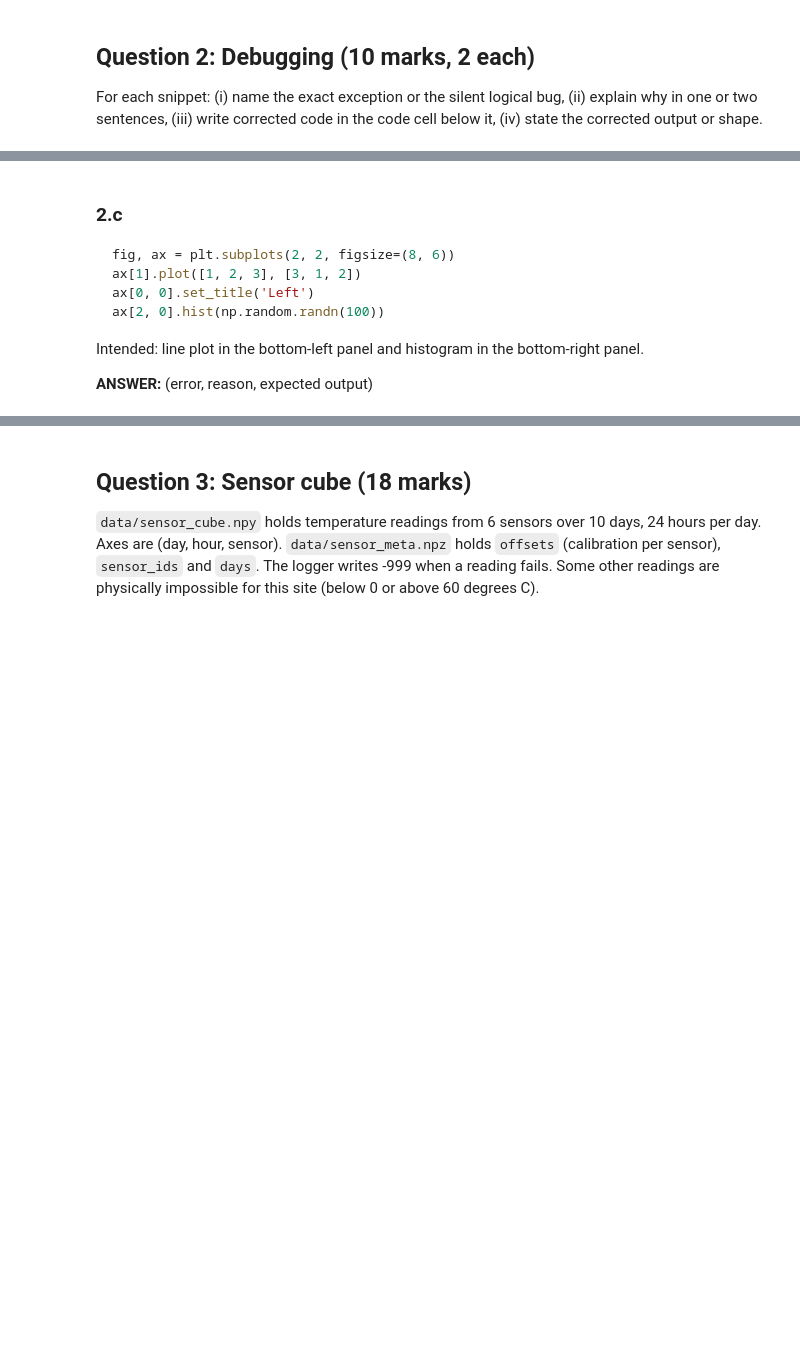
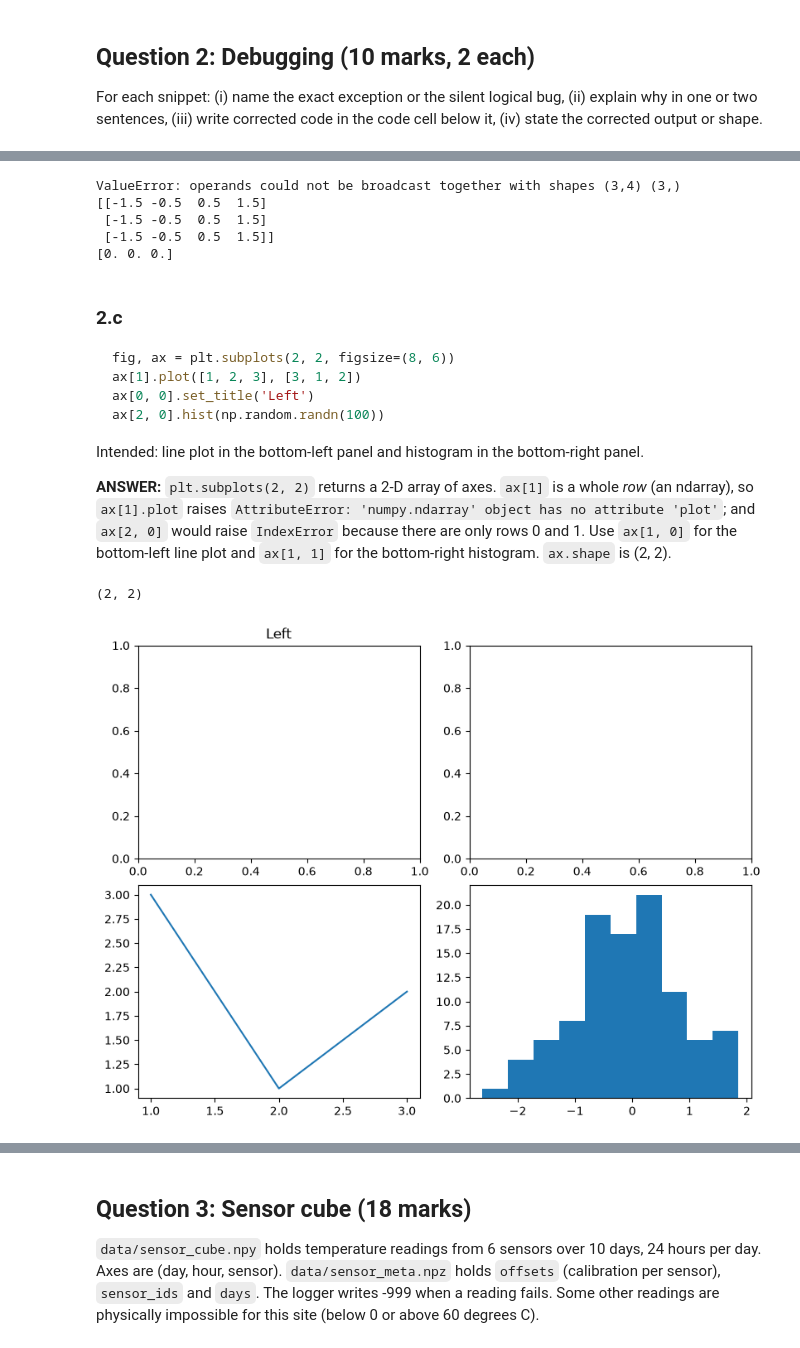
Before and after one commit to Maham2007/PAI-A3-25F-0020, a Jupyter notebook: Assignment3_Programming_for_AI.ipynb, the cells around one changed output, grey strips where cells are left out. Cells and saved outputs as stored; diff of their text form; code cells hidden in the pictures; blank space fills up the shorter version.

````diff
--- a/Assignment3_Programming_for_AI.ipynb
+++ b/Assignment3_Programming_for_AI.ipynb
@@ -155,3 +168,20 @@ Intended: subtract each row's own mean from that row.
+# %%
+# YOUR CODE HERE (corrected version)
+scores = np.arange(12, dtype=float).reshape(3, 4)
+try:
+    centered = scores - scores.mean(axis=1)
+except ValueError as e:
+    print("ValueError:", e)
+
+centered = scores - scores.mean(axis=1, keepdims=True)
+print(centered)
+print(centered.mean(axis=1))      # every row mean is now 0
+# %% [output]
+ValueError: operands could not be broadcast together with shapes (3,4) (3,)
+[[-1.5 -0.5  0.5  1.5]
+ [-1.5 -0.5  0.5  1.5]
+ [-1.5 -0.5  0.5  1.5]]
+[0. 0. 0.]
 # %% [markdown]
 ### 2.c
 ```python
@@ -162,4 +192,4 @@ ax[2, 0].hist(np.random.randn(100))
 ```
 Intended: line plot in the bottom-left panel and histogram in the bottom-right panel.
 
-**ANSWER:** (error, reason, expected output)
+**ANSWER:**  `plt.subplots(2, 2)` returns a 2-D array of axes. `ax[1]` is a whole *row* (an ndarray), so `ax[1].plot` raises `AttributeError: 'numpy.ndarray' object has no attribute 'plot'`; and `ax[2, 0]` would raise `IndexError` because there are only rows 0 and 1. Use `ax[1, 0]` for the bottom-left line plot and `ax[1, 1]` for the bottom-right histogram. `ax.shape` is (2, 2).
@@ -168,3 +196,14 @@ Intended: line plot in the bottom-left panel and histogram in the bottom-right p
+# %%
+# YOUR CODE HERE (corrected version)
+fig, ax = plt.subplots(2, 2, figsize=(8, 6), layout="constrained")
+ax[1, 0].plot([1, 2, 3], [3, 1, 2])            # bottom-left: line plot
+ax[0, 0].set_title("Left")
+ax[1, 1].hist(np.random.randn(100))            # bottom-right: histogram
+print(ax.shape)
+plt.show()
+# %% [output]
+(2, 2)
+[figure, added]
 # %% [markdown]
 ### 2.d
 ```python
````
Also changed, not shown: parts of 12 cells of this notebook.
